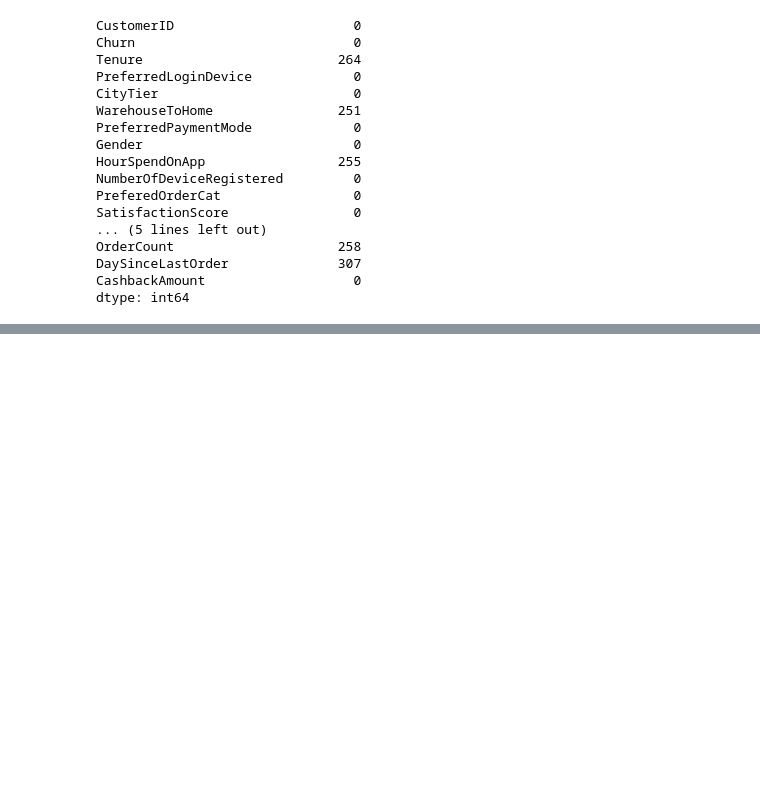
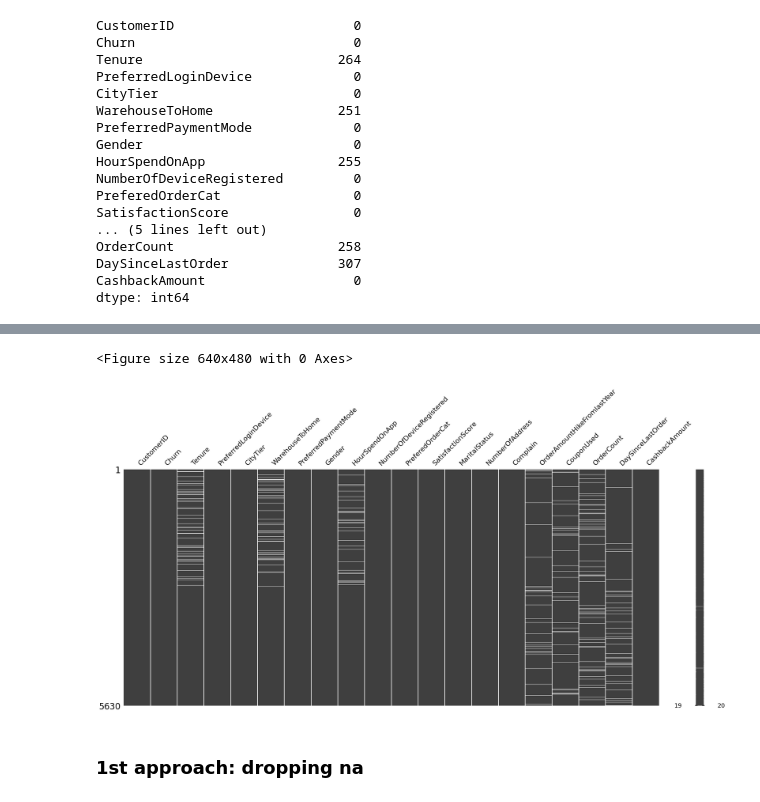
Before and after one commit to ethanhopkins101/DataScience-Projects, a Jupyter notebook: freelancing/e_commerce_customerchurn/ecom_customer_churn.ipynb, the cells around one changed output, grey strips where cells are left out. Drawn from its saved outputs; the diff is of its cells as text; code cells hidden in the pictures; blank space fills up the shorter version.

```diff
--- a/freelancing/e_commerce_customerchurn/ecom_customer_churn.ipynb
+++ b/freelancing/e_commerce_customerchurn/ecom_customer_churn.ipynb
@@ -4,4 +4,12 @@ import matplotlib.pyplot as plt
 import seaborn as sns
 from sklearn.model_selection import train_test_split
 from xgboost import XGBRegressor
+import numpy as np
+import os
+import kagglehub
+import missingno as msn
+from IPython.display import display, HTML
+import pytimetk as tk
+from statsmodels.stats.outliers_influence import variance_inflation_factor
+sns.set()
 # %%
@@ -54,0 +84,9 @@ dtype: int64
+# %%
+plt.figure()
+msn.matrix(df)
+plt.show()
+# %% [output]
+<Figure size 640x480 with 0 Axes>
+[figure, added]
+# %% [markdown]
+### 1st approach: dropping na
```
Also changed, not shown: parts of 28 cells of this notebook.
